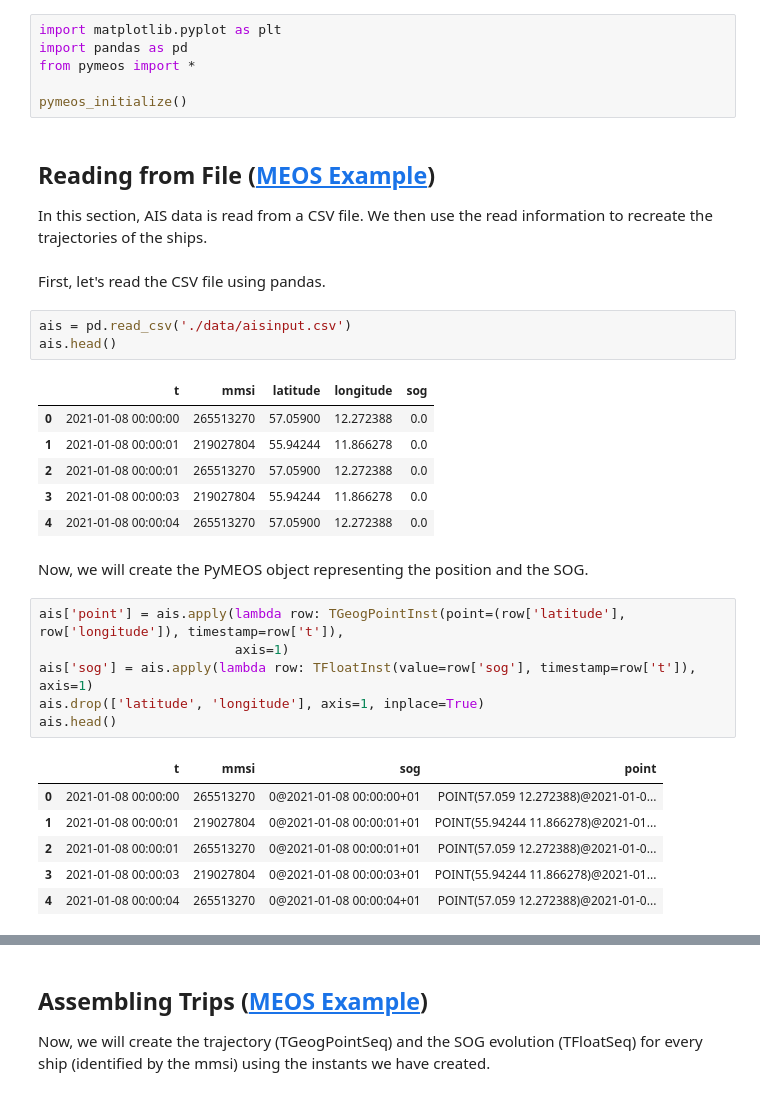
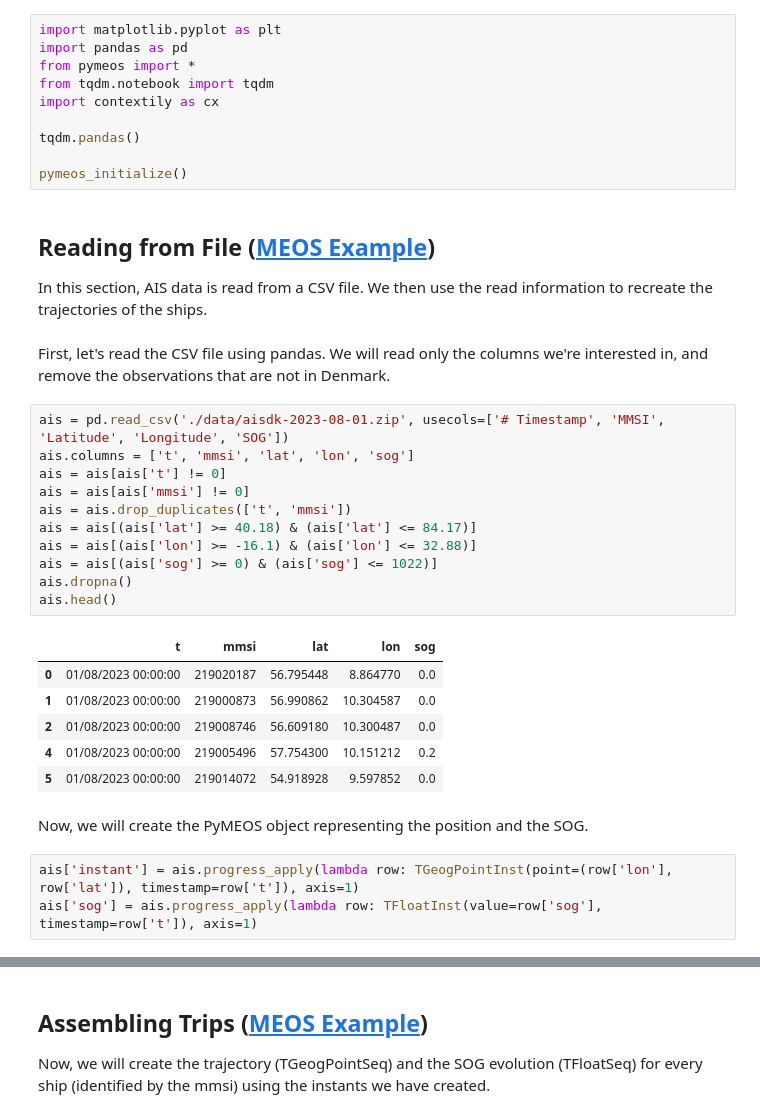
Before and after one commit to MobilityDB/PyMEOS, a Jupyter notebook: pymeos_examples/PyMEOS Examples/AIS.ipynb, the cells around one changed output, grey strips where cells are left out. Drawn from its saved outputs; the diff is of its cells as text.

```diff
--- a/pymeos_examples/PyMEOS Examples/AIS.ipynb
+++ b/pymeos_examples/PyMEOS Examples/AIS.ipynb
@@ -15,35 +26,37 @@ pip install pymeos[db,plot]
 import matplotlib.pyplot as plt
 import pandas as pd
 from pymeos import *
+from tqdm.notebook import tqdm
+import contextily as cx
+
+tqdm.pandas()
 
 pymeos_initialize()
 # %% [markdown]
 ## Reading from File ([MEOS Example](https://libmeos.org/tutorialprograms/meos_read_ais/))
 In this section, AIS data is read from a CSV file. We then use the read information to recreate the trajectories of the ships.
 # %% [markdown]
-First, let's read the CSV file using pandas.
+First, let's read the CSV file using pandas. We will read only the columns we're interested in, and remove the observations that are not in Denmark.
-# %%
-ais = pd.read_csv('./data/aisinput.csv')
-ais.head()
-# %% [output]
-|  | t | mmsi | latitude | longitude | sog |
-| 0 | 2021-01-08 00:00:00 | 265513270 | 57.05900 | 12.272388 | 0.0 |
-| 1 | 2021-01-08 00:00:01 | 219027804 | 55.94244 | 11.866278 | 0.0 |
-| 2 | 2021-01-08 00:00:01 | 265513270 | 57.05900 | 12.272388 | 0.0 |
-| 3 | 2021-01-08 00:00:03 | 219027804 | 55.94244 | 11.866278 | 0.0 |
-| 4 | 2021-01-08 00:00:04 | 265513270 | 57.05900 | 12.272388 | 0.0 |
+# %%
+ais = pd.read_csv('./data/aisdk-2023-08-01.zip', usecols=['# Timestamp', 'MMSI', 'Latitude', 'Longitude', 'SOG'])
+ais.columns = ['t', 'mmsi', 'lat', 'lon', 'sog']
+ais = ais[ais['t'] != 0]
+ais = ais[ais['mmsi'] != 0]
+ais = ais.drop_duplicates(['t', 'mmsi'])
+ais = ais[(ais['lat'] >= 40.18) & (ais['lat'] <= 84.17)]
+ais = ais[(ais['lon'] >= -16.1) & (ais['lon'] <= 32.88)]
+ais = ais[(ais['sog'] >= 0) & (ais['sog'] <= 1022)]
+ais.dropna()
+ais.head()
+# %% [output]
+|  | t | mmsi | lat | lon | sog |
+| 0 | 01/08/2023 00:00:00 | 219020187 | 56.795448 | 8.864770 | 0.0 |
+| 1 | 01/08/2023 00:00:00 | 219000873 | 56.990862 | 10.304587 | 0.0 |
+| 2 | 01/08/2023 00:00:00 | 219008746 | 56.609180 | 10.300487 | 0.0 |
+| 4 | 01/08/2023 00:00:00 | 219005496 | 57.754300 | 10.151212 | 0.2 |
+| 5 | 01/08/2023 00:00:00 | 219014072 | 54.918928 | 9.597852 | 0.0 |
 # %% [markdown]
 Now, we will create the PyMEOS object representing the position and the SOG.
 # %%
-ais['point'] = ais.apply(lambda row: TGeogPointInst(point=(row['latitude'], row['longitude']), timestamp=row['t']),
-                         axis=1)
-ais['sog'] = ais.apply(lambda row: TFloatInst(value=row['sog'], timestamp=row['t']), axis=1)
-ais.drop(['latitude', 'longitude'], axis=1, inplace=True)
-ais.head()
+ais['instant'] = ais.progress_apply(lambda row: TGeogPointInst(point=(row['lon'], row['lat']), timestamp=row['t']), axis=1)
+ais['sog'] = ais.progress_apply(lambda row: TFloatInst(value=row['sog'], timestamp=row['t']), axis=1)
-# %% [output]
-|  | t | mmsi | sog | point |
-| 0 | 2021-01-08 00:00:00 | 265513270 | 0@2021-01-08 00:00:00+01 | POINT(57.059 12.272388)@2021-01-0... |
-| 1 | 2021-01-08 00:00:01 | 219027804 | 0@2021-01-08 00:00:01+01 | POINT(55.94244 11.866278)@2021-01... |
-| 2 | 2021-01-08 00:00:01 | 265513270 | 0@2021-01-08 00:00:01+01 | POINT(57.059 12.272388)@2021-01-0... |
-| 3 | 2021-01-08 00:00:03 | 219027804 | 0@2021-01-08 00:00:03+01 | POINT(55.94244 11.866278)@2021-01... |
-| 4 | 2021-01-08 00:00:04 | 265513270 | 0@2021-01-08 00:00:04+01 | POINT(57.059 12.272388)@2021-01-0... |
```
Also changed, not shown: parts of 13 cells of this notebook, 2 other files.
